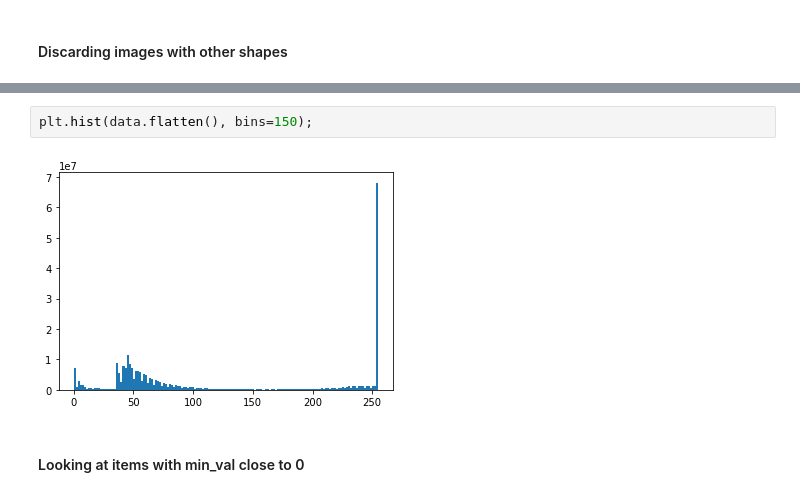
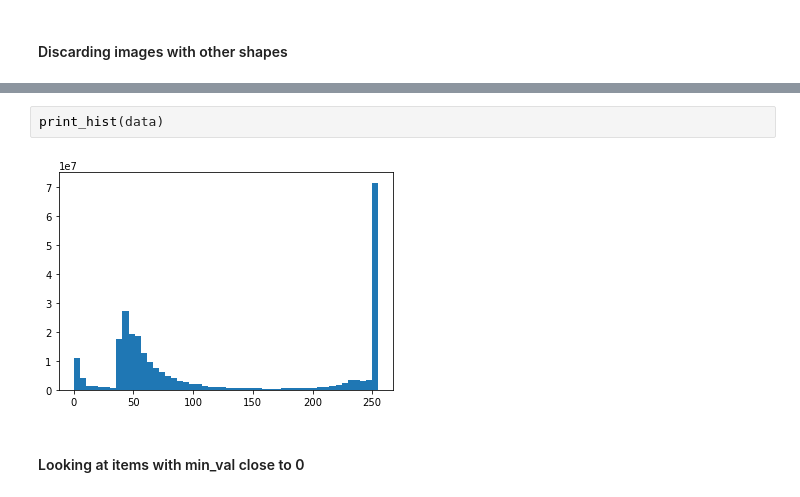
Before and after one commit to CoronaWhy/lunglens, a Jupyter notebook: semi-s-training/1. EDA.ipynb, the cells around one changed output, grey strips where cells are left out. Drawn from its saved outputs; the diff is of its cells as text.

```diff
--- a/semi-s-training/1. EDA.ipynb
+++ b/semi-s-training/1. EDA.ipynb
@@ -82,7 +73,7 @@ data.min(), data.mean(), data.max()
-# %%
-plt.hist(data.flatten(), bins=150);
-# %% [output]
-[figure, removed]
+# %%
+print_hist(data)
+# %% [output]
+[figure, added]
 # %% [markdown]
 #### Looking at items with min_val close to 0
 # %%
```
Also changed, not shown: parts of 39 cells of this notebook, 1 other file.
